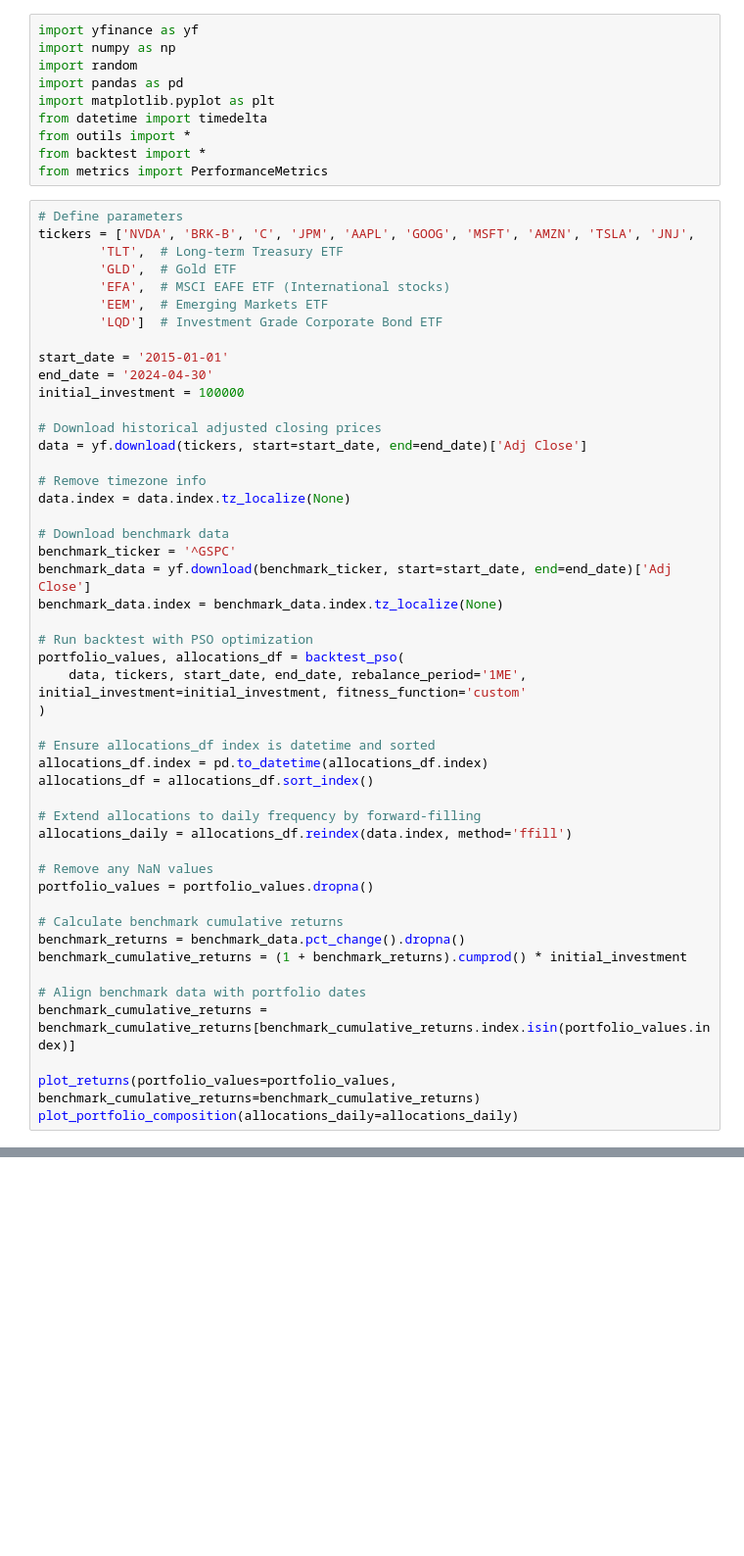
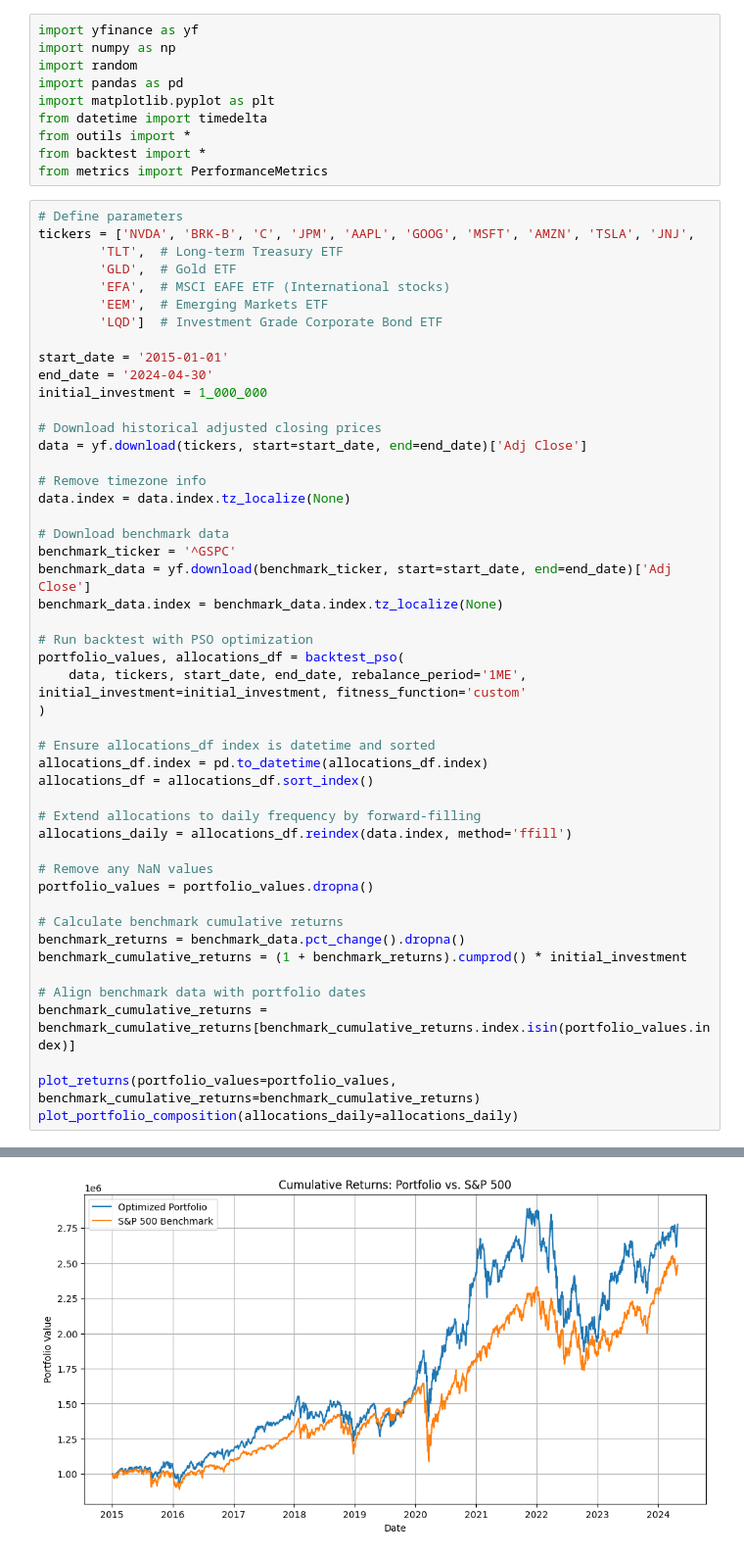
Before and after one commit to kiyoshi2000/Quant-Challenge, a Jupyter notebook: main.ipynb, the cells around one changed output, grey strips where cells are left out. Shown: that part at 98% size. Saved outputs shown, nothing was run; the diff lists cells and outputs as text; blank space fills up the shorter version.

```diff
--- a/main.ipynb
+++ b/main.ipynb
@@ -19,7 +19,7 @@ tickers = ['NVDA', 'BRK-B', 'C', 'JPM', 'AAPL', 'GOOG', 'MSFT', 'AMZN', 'TSLA',
 
 start_date = '2015-01-01'
 end_date = '2024-04-30'
-initial_investment = 100000
+initial_investment = 1_000_000
 
 # Download historical adjusted closing prices
 data = yf.download(tickers, start=start_date, end=end_date)['Adj Close']
@@ -62,0 +62 @@ TypeError: unsupported operand type(s) for *: 'NoneType' and 'float'
+[figure, added]
```
Also changed, not shown: parts of 2 cells of this notebook, 2 other files.
